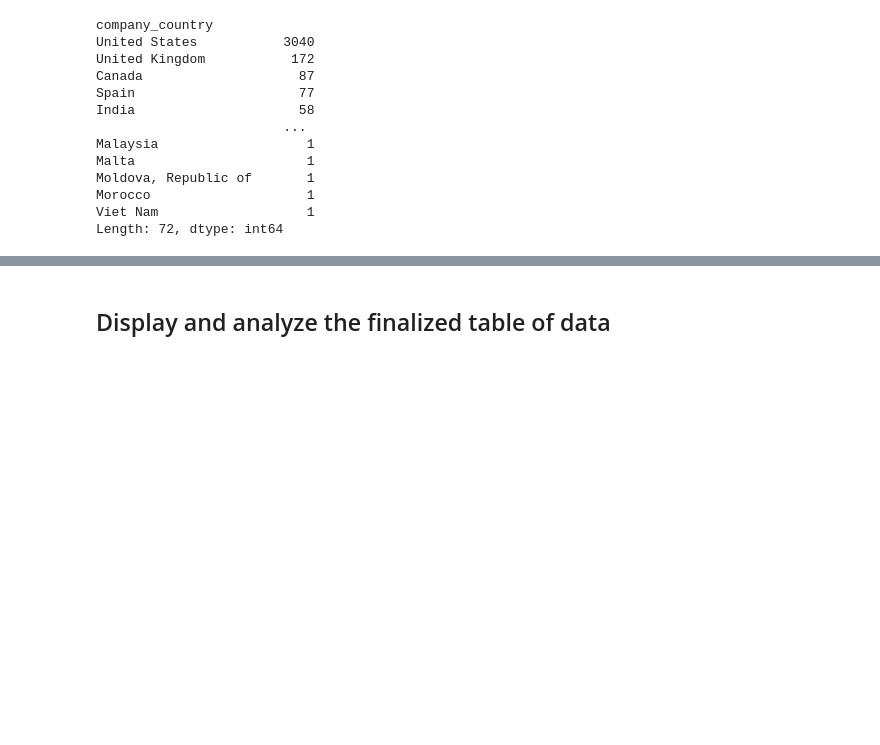
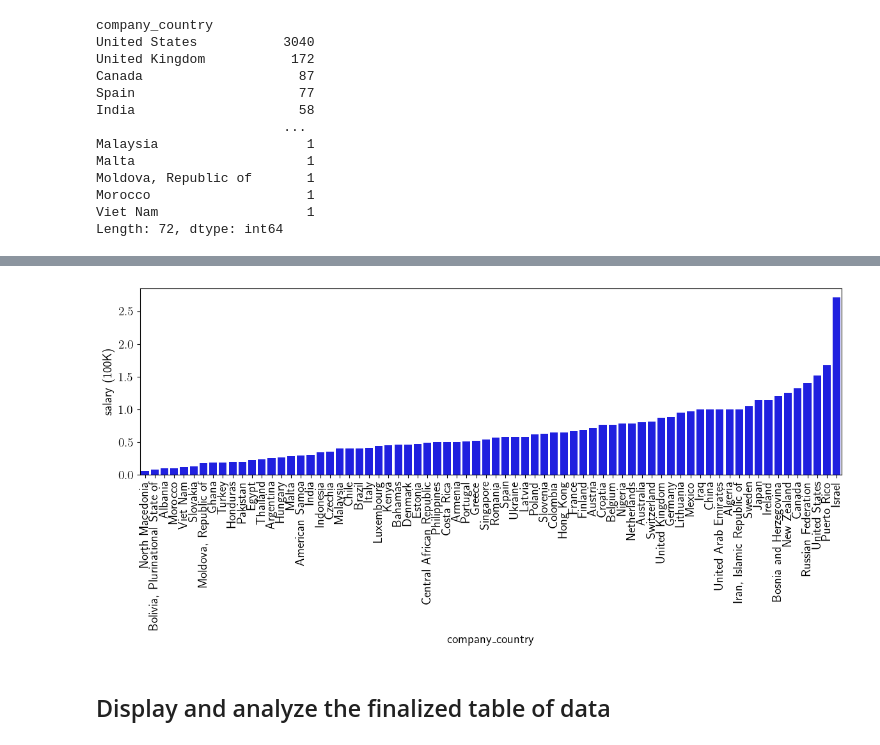
Before and after one commit to rfjd/Machine-Learning, a Jupyter notebook: kaggle/Data-Science-Salaries-2023/ds_salaries.ipynb, the cells around one changed output, grey strips where cells are left out. Cells and saved outputs as stored; diff of their text form; code cells hidden in the pictures; blank space fills up the shorter version.

```diff
--- a/kaggle/Data-Science-Salaries-2023/ds_salaries.ipynb
+++ b/kaggle/Data-Science-Salaries-2023/ds_salaries.ipynb
@@ -252,6 +271,16 @@ fig = px.choropleth(salary_by_country,locations='company_country',locationmode='
 fig.write_image("choropleth_plot.png")
 # %% [markdown]
 ![Choropleth Plot](choropleth_plot.png)
+# %%
+salary_by_country = data.groupby('company_country', as_index=True)['salary_in_usd'].mean().sort_values()
+plt.figure(figsize=(12,6))
+sns.barplot(x=salary_by_country.index,y=salary_by_country.values*1e-5,color='blue')
+plt.ylabel('salary (100K)')
+plt.xticks(rotation=90)
+plt.tight_layout()
+plt.show()
+# %% [output]
+[figure, added]
 # %%
 russia = ['Russian Federation']
 europe = ['Spain','Germany','United Kingdom','Netherlands',\
```
Also changed, not shown: parts of 2 cells of this notebook.
